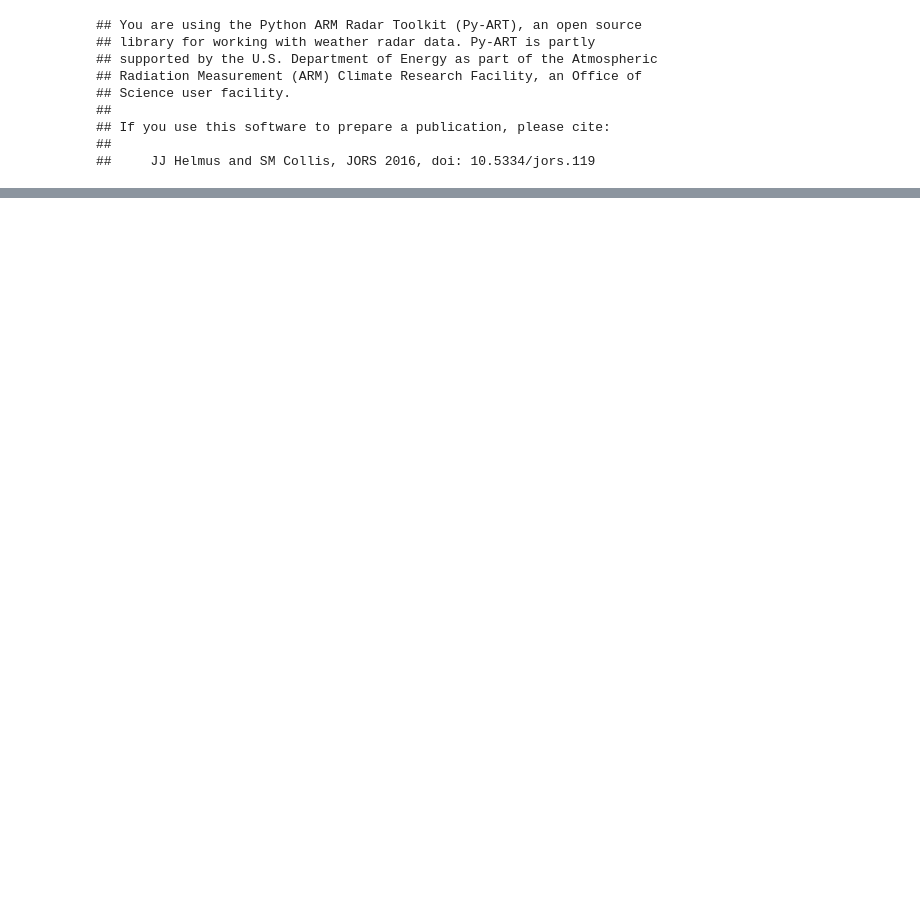
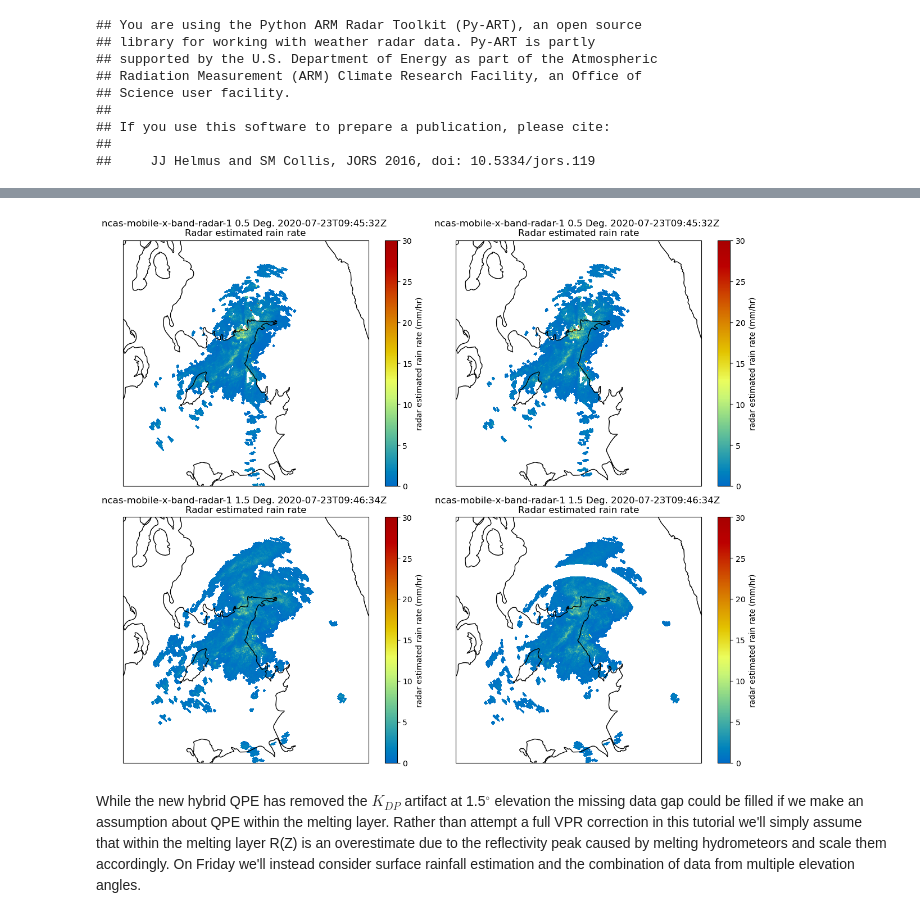
Before and after one commit to ncasuk/NCAS-Intro-Atmos-Radar-2024, a Jupyter notebook: notebooks/practicals/Practical_4_Part_4_QPE_processing_chain.ipynb, the cells around one changed output, grey strips where cells are left out. Saved outputs shown, nothing was run; the diff lists cells and outputs as text; code cells hidden in the pictures; blank space fills up the shorter version.

```diff
--- a/notebooks/practicals/Practical_4_Part_4_QPE_processing_chain.ipynb
+++ b/notebooks/practicals/Practical_4_Part_4_QPE_processing_chain.ipynb
@@ -232,0 +287,51 @@ raddisp.plot_ppi('RhoHV',sweep=2,vmin=0.7,vmax=1,gatefilter=gatefilter3)
+# %%
+proj = raddisp.grid_projection
+
+fig = plt.figure(figsize=(12,10))
+
+ax1 = plt.subplot(221, projection=proj)
+raddisp.plot_ppi_map("Rainfall_Z", 0,
+                 cmap=pycm.HomeyerRainbow,
+                     gatefilter=gatefilter,
+                     embellish=False,
+                     vmin=0,vmax=30,
+                 ax=ax1)
+
+ax1.coastlines(resolution='10m')
+
+ax2 = plt.subplot(222, projection=proj)
+raddisp.plot_ppi_map("Rainfall_hybrid", 0,
+                 cmap=pycm.HomeyerRainbow,
+                     gatefilter=gatefilter,
+                     embellish=False,
+                     vmin=0,vmax=30,
+                 ax=ax2)
+
+ax2.coastlines(resolution='10m')
+
+
+ax3 = plt.subplot(223, projection=proj)
+raddisp.plot_ppi_map("Rainfall_Z", 2,
+                 cmap=pycm.HomeyerRainbow,
+                     gatefilter=gatefilter,
+                     embellish=False,
+                     vmin=0,vmax=30,
+                 ax=ax3)
+
+ax3.coastlines(resolution='10m')
+
+ax4 = plt.subplot(224, projection=proj)
+raddisp.plot_ppi_map("Rainfall_hybrid", 2,
+                 cmap=pycm.HomeyerRainbow,
+                     gatefilter=gatefilter,
+                     embellish=False,
+                     vmin=0,vmax=30,
+                 ax=ax4)
+
+ax4.coastlines(resolution='10m')
+
+plt.tight_layout()
+# %% [output]
+[figure, added]
+# %% [markdown]
+While the new hybrid QPE has removed the $K_{DP}$ artifact at 1.5$^{\circ}$ elevation the missing data gap could be filled if we make an assumption about QPE within the melting layer. Rather than attempt a full VPR correction in this tutorial we'll simply assume that within the melting layer R(Z) is an overestimate due to the reflectivity peak caused by melting hydrometeors and scale them accordingly. On Friday we'll instead consider surface rainfall estimation and the combination of data from multiple elevation angles.
```
Also changed, not shown: parts of 38 cells of this notebook, 2 other files.
